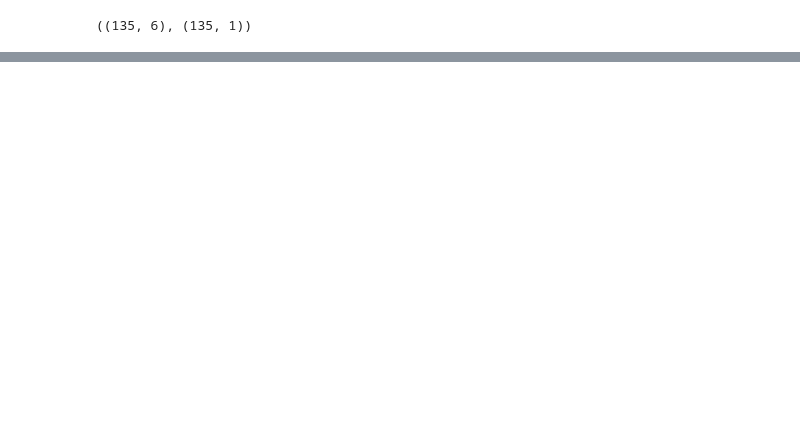
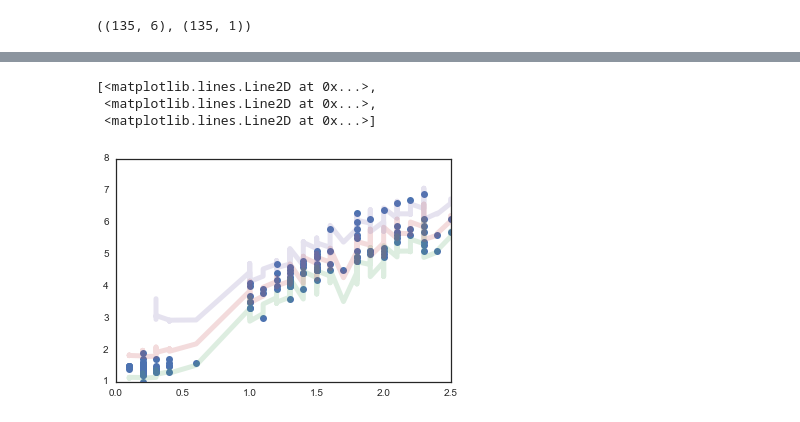
Before and after one commit to cottrell/notebooks, a Jupyter notebook: ml/example keras gmm.ipynb, the cells around one changed output, grey strips where cells are left out. Cells and saved outputs as stored; diff of their text form; code cells hidden in the pictures; blank space fills up the shorter version.

```diff
--- a/ml/example keras gmm.ipynb
+++ b/ml/example keras gmm.ipynb
@@ -196,0 +221,12 @@ plot(out.cumsum())
+# %%
+%matplotlib inline
+i = 0
+x = X_train[:,i]
+plot(x, y_train, 'o')
+ii = x.argsort()
+plot(x[ii], yp[ii], '-', alpha=0.2, linewidth=5)
+# %% [output]
+[<matplotlib.lines.Line2D at 0x...>,
+ <matplotlib.lines.Line2D at 0x...>,
+ <matplotlib.lines.Line2D at 0x...>]
+[figure, added]
```
Also changed, not shown: parts of 13 cells of this notebook.
